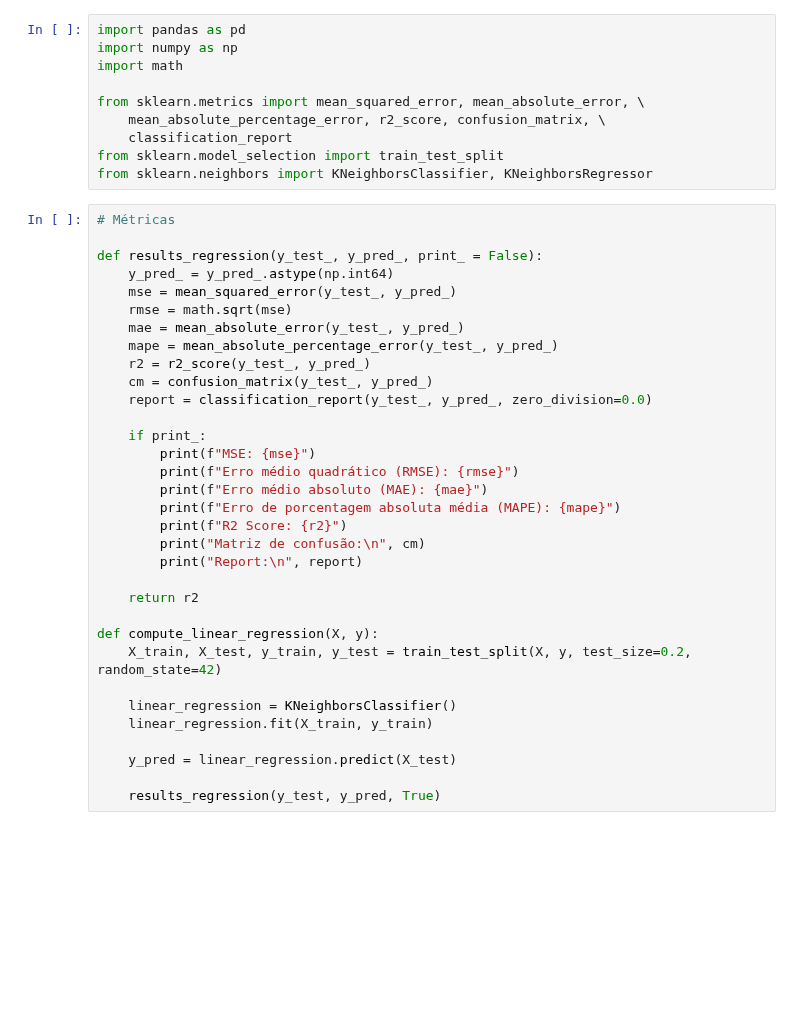
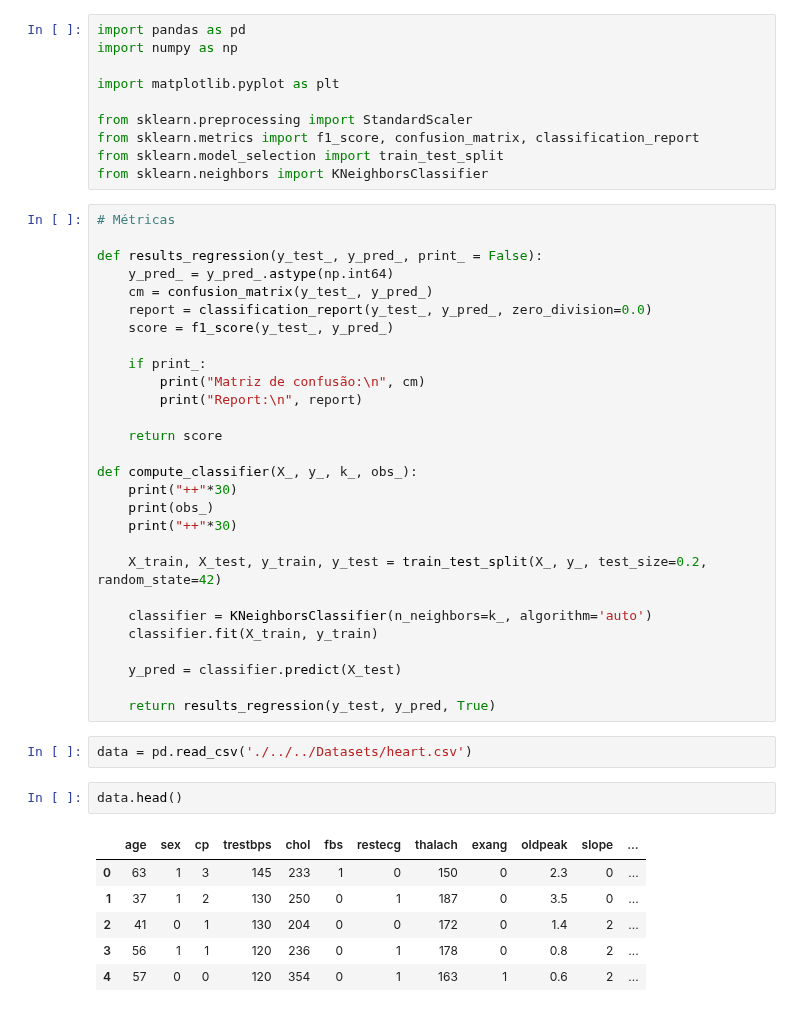
Before and after one commit to pveinberg/Curso_DataScience_Minsait, a Jupyter notebook: Notebooks/Aula04/knn.ipynb, the cells around one changed output. Drawn from its saved outputs; the diff is of its cells as text; blank space fills up the shorter version.

```diff
--- a/Notebooks/Aula04/knn.ipynb
+++ b/Notebooks/Aula04/knn.ipynb
@@ -1,43 +1,49 @@
 # %%
 import pandas as pd
 import numpy as np
-import math
 
-from sklearn.metrics import mean_squared_error, mean_absolute_error, \
-    mean_absolute_percentage_error, r2_score, confusion_matrix, \
-    classification_report
+import matplotlib.pyplot as plt
+
+from sklearn.preprocessing import StandardScaler
+from sklearn.metrics import f1_score, confusion_matrix, classification_report
 from sklearn.model_selection import train_test_split
-from sklearn.neighbors import KNeighborsClassifier, KNeighborsRegressor
+from sklearn.neighbors import KNeighborsClassifier
 # %%
 # Métricas
 
 def results_regression(y_test_, y_pred_, print_ = False):
     y_pred_ = y_pred_.astype(np.int64)
-    mse = mean_squared_error(y_test_, y_pred_)
-    rmse = math.sqrt(mse)
-    mae = mean_absolute_error(y_test_, y_pred_)
-    mape = mean_absolute_percentage_error(y_test_, y_pred_)
-    r2 = r2_score(y_test_, y_pred_)
     cm = confusion_matrix(y_test_, y_pred_)
     report = classification_report(y_test_, y_pred_, zero_division=0.0)
+    score = f1_score(y_test_, y_pred_)
 
     if print_:
-        print(f"MSE: {mse}")
-        print(f"Erro médio quadrático (RMSE): {rmse}")
-        print(f"Erro médio absoluto (MAE): {mae}")
-        print(f"Erro de porcentagem absoluta média (MAPE): {mape}")
-        print(f"R2 Score: {r2}")
         print("Matriz de confusão:\n", cm)
         print("Report:\n", report)
 
-    return r2
+    return score
 
-def compute_linear_regression(X, y):
-    X_train, X_test, y_train, y_test = train_test_split(X, y, test_size=0.2, random_state=42)
+def compute_classifier(X_, y_, k_, obs_):
+    print("++"*30)
+    print(obs_)
+    print("++"*30)
 
-    linear_regression = KNeighborsClassifier()
-    linear_regression.fit(X_train, y_train)
+    X_train, X_test, y_train, y_test = train_test_split(X_, y_, test_size=0.2, random_state=42)
 
-    y_pred = linear_regression.predict(X_test)
+    classifier = KNeighborsClassifier(n_neighbors=k_, algorithm='auto')
+    classifier.fit(X_train, y_train)
 
-    results_regression(y_test, y_pred, True)
+    y_pred = classifier.predict(X_test)
+
+    return results_regression(y_test, y_pred, True)
+# %%
+data = pd.read_csv('./../../Datasets/heart.csv')
+# %%
+data.head()
+# %% [output]
+|  | age | sex | cp | trestbps | chol | fbs | restecg | thalach | exang | oldpeak | slope | ... |
+| 0 | 63 | 1 | 3 | 145 | 233 | 1 | 0 | 150 | 0 | 2.3 | 0 | ... |
+| 1 | 37 | 1 | 2 | 130 | 250 | 0 | 1 | 187 | 0 | 3.5 | 0 | ... |
+| 2 | 41 | 0 | 1 | 130 | 204 | 0 | 0 | 172 | 0 | 1.4 | 2 | ... |
+| 3 | 56 | 1 | 1 | 120 | 236 | 0 | 1 | 178 | 0 | 0.8 | 2 | ... |
+| 4 | 57 | 0 | 0 | 120 | 354 | 0 | 1 | 163 | 1 | 0.6 | 2 | ... |
```
Also changed, not shown: parts of 5 cells of this notebook.
